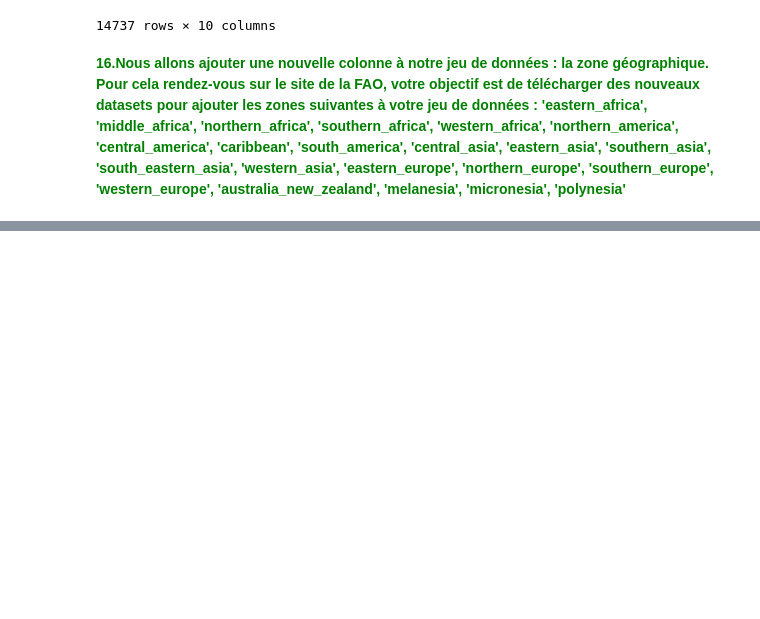
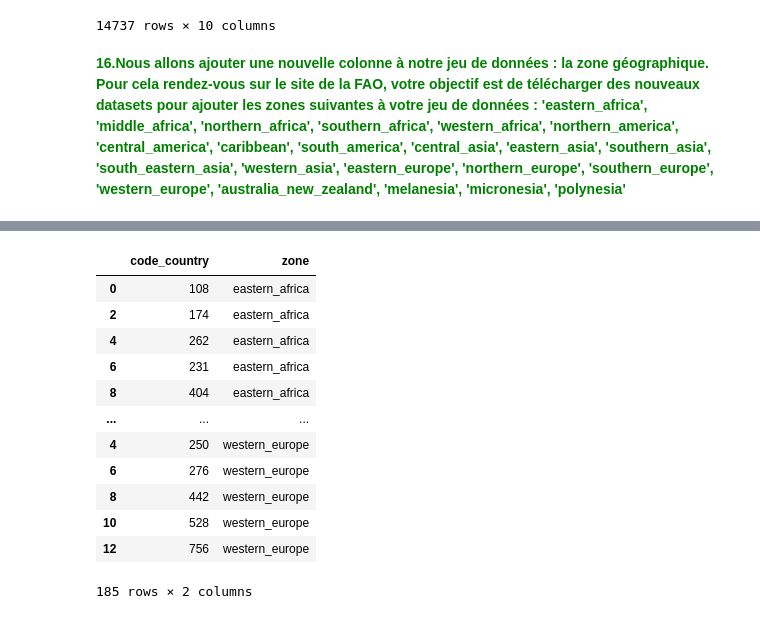
Before and after one commit to faridig/FAO_STAT, a Jupyter notebook: main.ipynb, the cells around one changed output, grey strips where cells are left out. Saved outputs shown, nothing was run; the diff lists cells and outputs as text; code cells hidden in the pictures; blank space fills up the shorter version.

```diff
--- a/main.ipynb
+++ b/main.ipynb
@@ -354,12 +354,3 @@ df_wide[df_wide['year'] == 2018]
 14737 rows × 10 columns
 # %% [markdown]
 <font color="green">**16.Nous allons ajouter une nouvelle colonne à notre jeu de données : la zone géographique. Pour cela rendez-vous sur le site de la FAO, votre objectif est de télécharger des nouveaux datasets pour ajouter les zones suivantes à votre jeu de données : 'eastern_africa', 'middle_africa', 'northern_africa', 'southern_africa', 'western_africa', 'northern_america', 'central_america', 'caribbean', 'south_america', 'central_asia', 'eastern_asia', 'southern_asia', 'south_eastern_asia', 'western_asia', 'eastern_europe', 'northern_europe', 'southern_europe', 'western_europe', 'australia_new_zealand', 'melanesia', 'micronesia', 'polynesia'**</font>
-# %%
-def aggregate_df(list_filename = regions):
-    list_df= []
-    for zone in regions:
-        temp = transform_data(zone)
-        list_df.append(temp)
-    df = pd.concat(list_df)
-    df.columns = ['code_country', 'zone']
-    return df
@@ -381,0 +357,18 @@ aggregate_df(regions)
+# %%
+regions = ['eastern_africa','middle_africa','northern_africa','southern_africa','western_africa','caribbean','central_america','northern_america','south_america','central_asia','eastern_asia','south_eastern_asia','western_asia','southern_asia','autralia_new_zealand','melanesia','micronesia','polynesia','eastern_europe','northern_europe','southern_europe','western_europe']
+
+def transform_data(filename=None):
+    df = pd.read_csv('regions/'+filename+'.csv', usecols=["Area Code (M49)"])
+    df['zone'] = filename
+    return df
+
+def aggregate_df(regions):
+    list_df= []
+    for zone in regions:
+        temp = transform_data(zone)
+        list_df.append(temp)
+    df_regions = pd.concat(list_df)
+    df_regions.columns = ['code_country', 'zone']
+    return df_regions
+# %%
+df_regions = aggregate_df(regions)
@@ -381,0 +391,18 @@ aggregate_df(regions)
+# %%
+df_regions.drop_duplicates(inplace = True)
+
+df_regions
+# %% [output]
+|  | code_country | zone |
+| 0 | 108 | eastern_africa |
+| 2 | 174 | eastern_africa |
+| 4 | 262 | eastern_africa |
+| 6 | 231 | eastern_africa |
+| 8 | 404 | eastern_africa |
+| ... | ... | ... |
+| 4 | 250 | western_europe |
+| 6 | 276 | western_europe |
+| 8 | 442 | western_europe |
+| 10 | 528 | western_europe |
+| 12 | 756 | western_europe |
+185 rows × 2 columns
```
Also changed, not shown: parts of 3 cells of this notebook.
